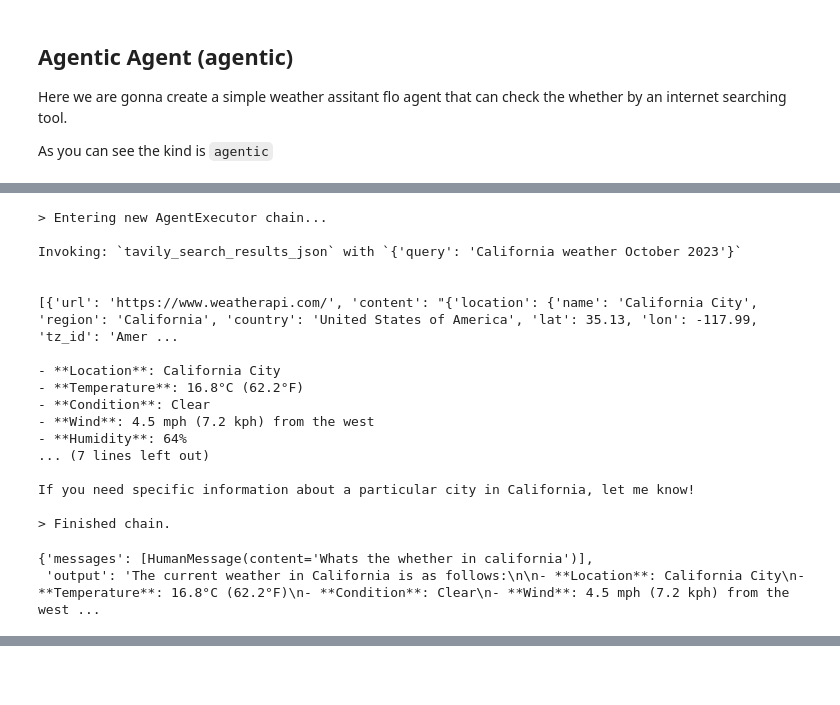
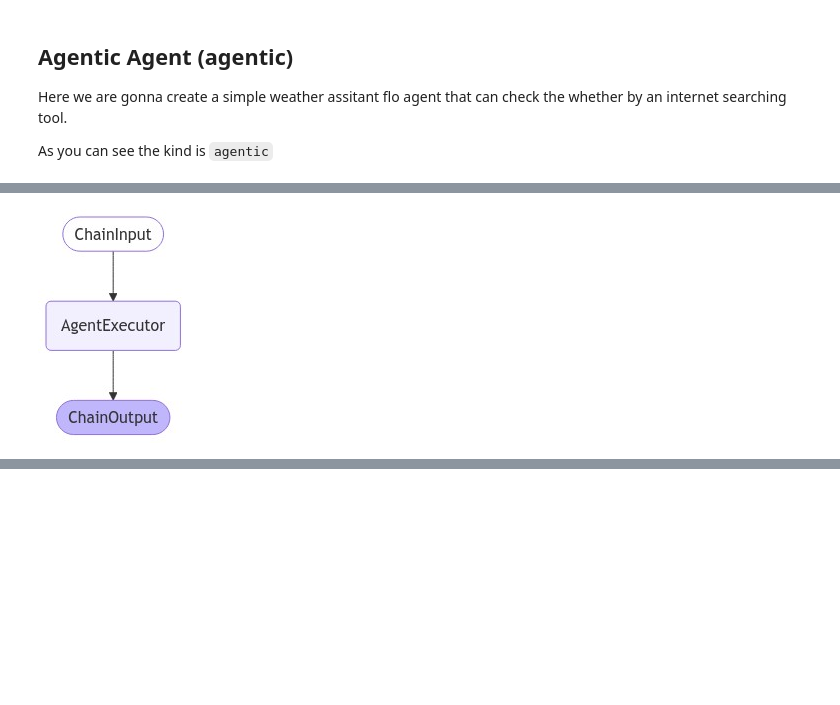
Before and after one commit to rootflo/flo-ai, a Jupyter notebook: examples/agent_of_flo_ai.ipynb, the cells around one changed output, grey strips where cells are left out. Saved outputs shown, nothing was run; the diff lists cells and outputs as text; code cells hidden in the pictures; blank space fills up the shorter version.

Commit message:
Finished implementing delegator agent

```diff
--- a/examples/agent_of_flo_ai.ipynb
+++ b/examples/agent_of_flo_ai.ipynb
@@ -71,7 +65,8 @@ agent:
       - name: InternetSearchTool
 """
 # %%
+from IPython.display import Image, display
 flo = Flo.build(session, simple_weather_checking_agent,log_level="DEBUG")
 
-flo.invoke("Whats the whether in california")
+flo.draw()
 # %% [output]
@@ -81,19 +75 @@ flo.invoke("Whats the whether in california")
-> Entering new AgentExecutor chain...
-
-Invoking: `tavily_search_results_json` with `{'query': 'California weather October 2023'}`
-
-
-[{'url': 'https://www.weatherapi.com/', 'content': "{'location': {'name': 'California City', 'region': 'California', 'country': 'United States of America', 'lat': 35.13, 'lon': -117.99, 'tz_id': 'Amer ...
-
-- **Location**: California City
-- **Temperature**: 16.8°C (62.2°F)
-- **Condition**: Clear
-- **Wind**: 4.5 mph (7.2 kph) from the west
-- **Humidity**: 64%
-... (7 lines left out)
-
-If you need specific information about a particular city in California, let me know!
-
-> Finished chain.
-{'messages': [HumanMessage(content='Whats the whether in california')],
- 'output': 'The current weather in California is as follows:\n\n- **Location**: California City\n- **Temperature**: 16.8°C (62.2°F)\n- **Condition**: Clear\n- **Wind**: 4.5 mph (7.2 kph) from the west ...
+[figure, added]
```
Also changed, not shown: parts of 16 cells of this notebook, 11 other files.
